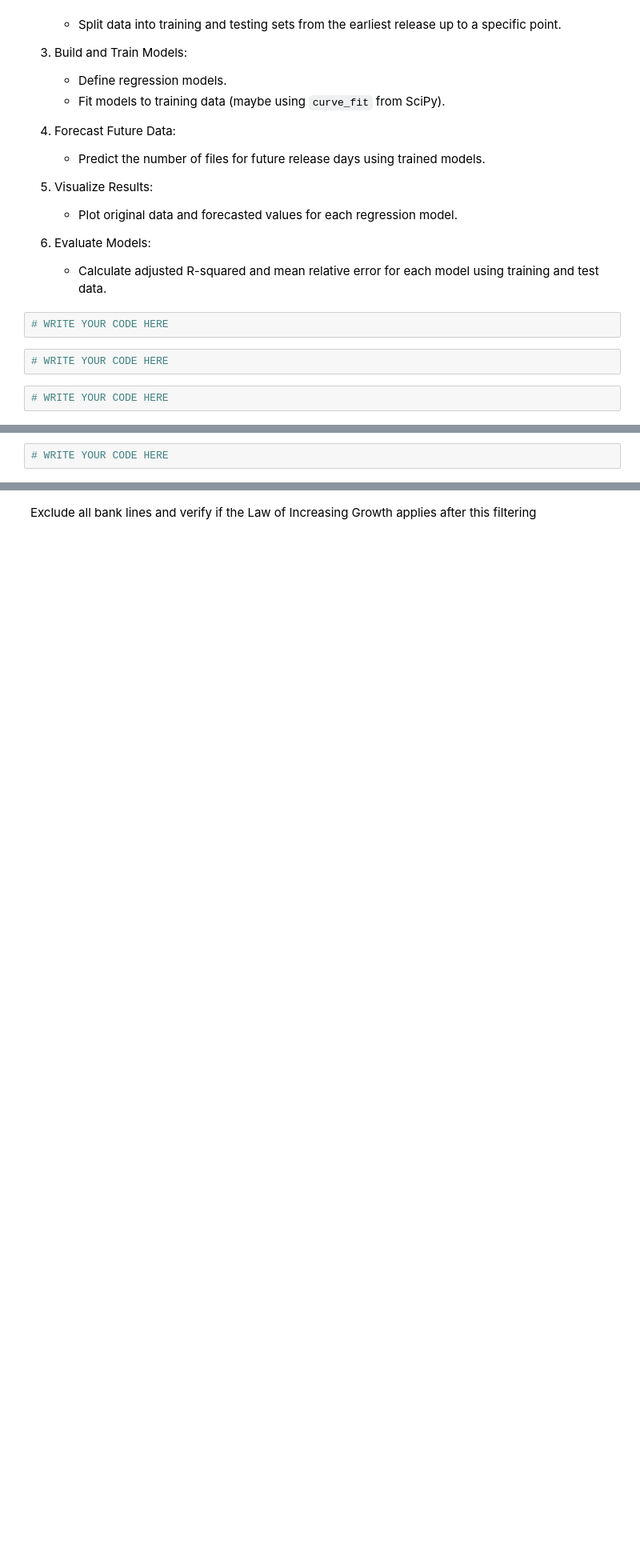
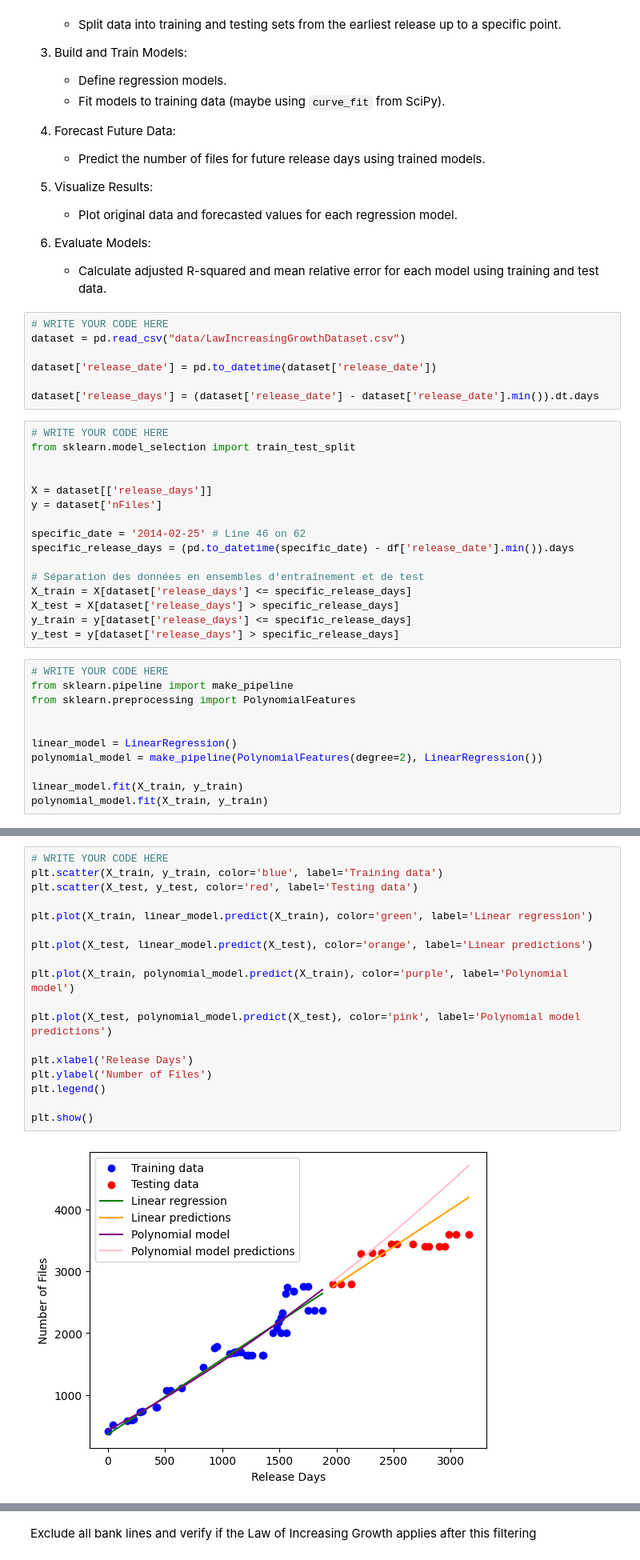
Before and after one commit to VionFrancois/Software-Evolution-Practical-Lehmans-Laws, a Jupyter notebook: LawsSoftEvol_CodeCounting.ipynb, the cells around one changed output, grey strips where cells are left out. Shown at 80% size. Cells and saved outputs as stored; diff of their text form; blank space fills up the shorter version.

```diff
--- a/LawsSoftEvol_CodeCounting.ipynb
+++ b/LawsSoftEvol_CodeCounting.ipynb
@@ -317,7 +317,35 @@ Using **Dataset A**, apply parametric regression models (e.g., linear, exponenti
    - Calculate adjusted R-squared and mean relative error for each model using training and test data.
 # %%
 # WRITE YOUR CODE HERE
+dataset = pd.read_csv("data/LawIncreasingGrowthDataset.csv")
+
+dataset['release_date'] = pd.to_datetime(dataset['release_date'])
+
+dataset['release_days'] = (dataset['release_date'] - dataset['release_date'].min()).dt.days
 # %%
 # WRITE YOUR CODE HERE
+from sklearn.model_selection import train_test_split
+
+
+X = dataset[['release_days']]
+y = dataset['nFiles']
+
+specific_date = '2014-02-25' # Line 46 on 62
+specific_release_days = (pd.to_datetime(specific_date) - df['release_date'].min()).days
+
+# Séparation des données en ensembles d'entraînement et de test
+X_train = X[dataset['release_days'] <= specific_release_days]
+X_test = X[dataset['release_days'] > specific_release_days]
+y_train = y[dataset['release_days'] <= specific_release_days]
+y_test = y[dataset['release_days'] > specific_release_days]
 # %%
 # WRITE YOUR CODE HERE
+from sklearn.pipeline import make_pipeline
+from sklearn.preprocessing import PolynomialFeatures
+
+
+linear_model = LinearRegression()
+polynomial_model = make_pipeline(PolynomialFeatures(degree=2), LinearRegression())
+
+linear_model.fit(X_train, y_train)
+polynomial_model.fit(X_train, y_train)
@@ -326,4 +372,22 @@ Using **Dataset A**, apply parametric regression models (e.g., linear, exponenti
 # %%
 # WRITE YOUR CODE HERE
+plt.scatter(X_train, y_train, color='blue', label='Training data')
+plt.scatter(X_test, y_test, color='red', label='Testing data')
+
+plt.plot(X_train, linear_model.predict(X_train), color='green', label='Linear regression')
+
+plt.plot(X_test, linear_model.predict(X_test), color='orange', label='Linear predictions')
+
+plt.plot(X_train, polynomial_model.predict(X_train), color='purple', label='Polynomial model')
+
+plt.plot(X_test, polynomial_model.predict(X_test), color='pink', label='Polynomial model predictions')
+
+plt.xlabel('Release Days')
+plt.ylabel('Number of Files')
+plt.legend()
+
+plt.show()
+# %% [output]
+[figure, added]
 # %%
 # WRITE YOUR CODE HERE
```
Also changed, not shown: parts of 8 cells of this notebook.
